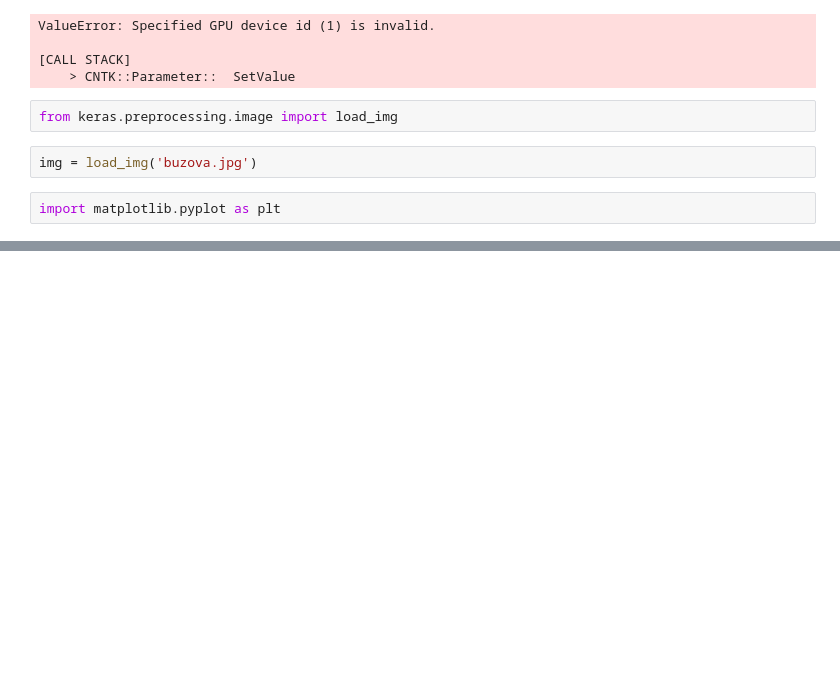
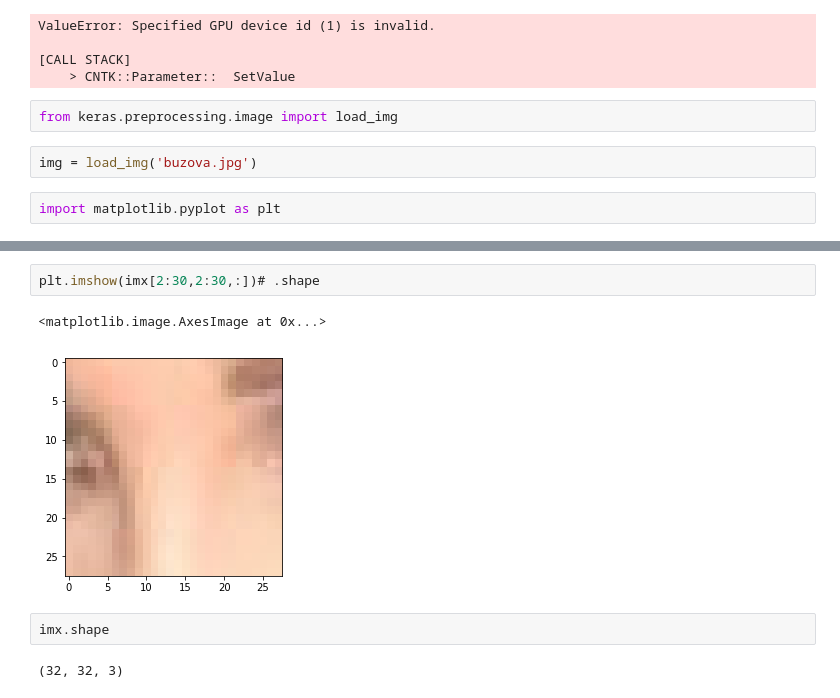
Before and after one commit to AnatoliyAksenov/imcorrdetect, a Jupyter notebook: sandbox.ipynb, the cells around one changed output, grey strips where cells are left out. Saved outputs shown, nothing was run; the diff lists cells and outputs as text; blank space fills up the shorter version.

```diff
--- a/sandbox.ipynb
+++ b/sandbox.ipynb
@@ -152,0 +239,9 @@ plt.imshow(img[:])
+# %%
+plt.imshow(imx[2:30,2:30,:])# .shape
+# %% [output]
+<matplotlib.image.AxesImage at 0x...>
+[figure, added]
+# %%
+imx.shape
+# %% [output]
+(32, 32, 3)
```
Also changed, not shown: parts of 20 cells of this notebook, 8 other files.
